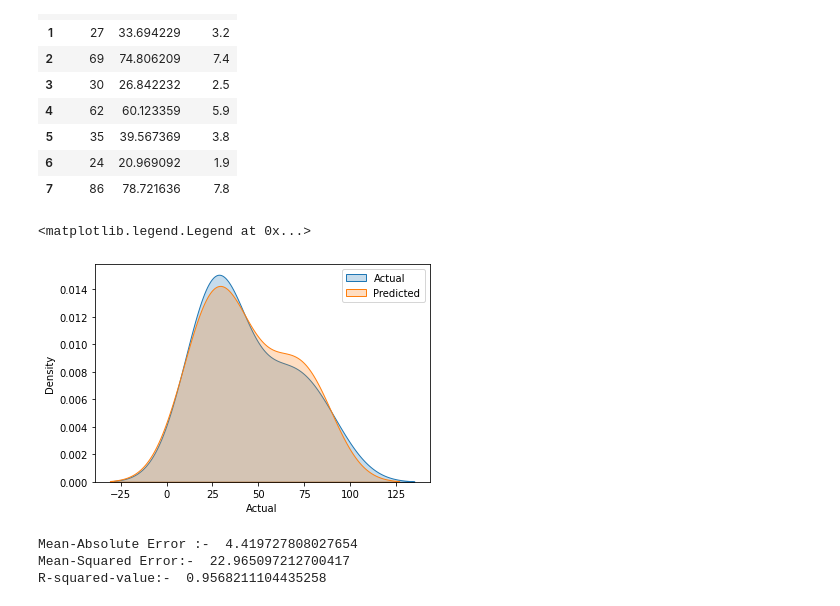
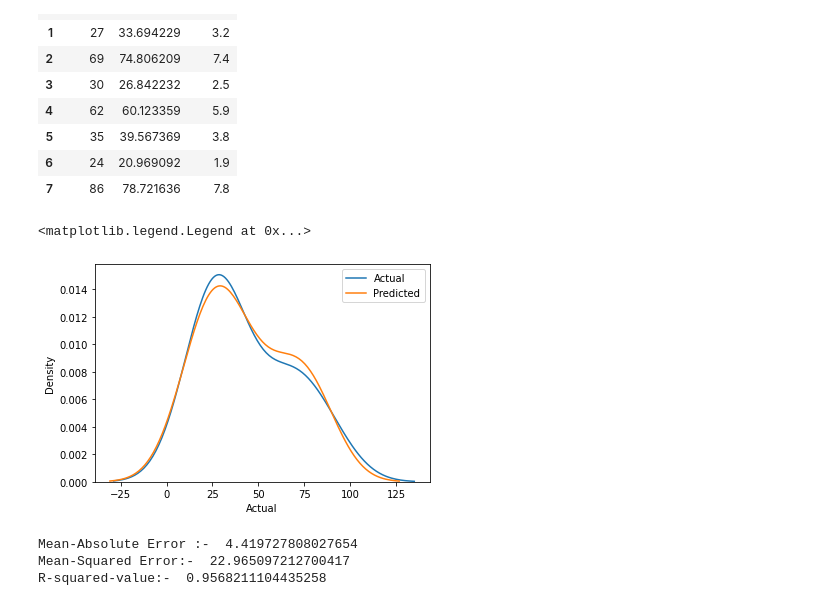
Before and after one commit to 1shivam-cyber/The_Sparks_Foundation, a Jupyter notebook: Task-1.ipynb, the cells around one changed output. Saved outputs shown, nothing was run; the diff lists cells and outputs as text; code cells hidden in the pictures.

```diff
--- a/Task-1.ipynb
+++ b/Task-1.ipynb
@@ -111,12 +121,12 @@ new_df
 | 6 | 24 | 20.969092 | 1.9 |
 | 7 | 86 | 78.721636 | 7.8 |
 # %%
-sns.kdeplot(x = new_df.Actual , label = "Actual" ,shade = True)
-sns.kdeplot(x= new_df.Predicted , label = "Predicted" ,shade = True)
+sns.kdeplot(x = new_df.Actual , label = "Actual")
+sns.kdeplot(x= new_df.Predicted , label = "Predicted")
 plt.legend()
 # %% [output]
 <matplotlib.legend.Legend at 0x...>
-[figure, old version]
+[figure, new version]
 # %%
 print('Mean-Absolute Error :- ',metrics.mean_absolute_error(ytest,y_pred))
 print('Mean-Squared Error:- ',metrics.mean_squared_error(ytest,y_pred))
```
Also changed, not shown: parts of 8 cells of this notebook.
